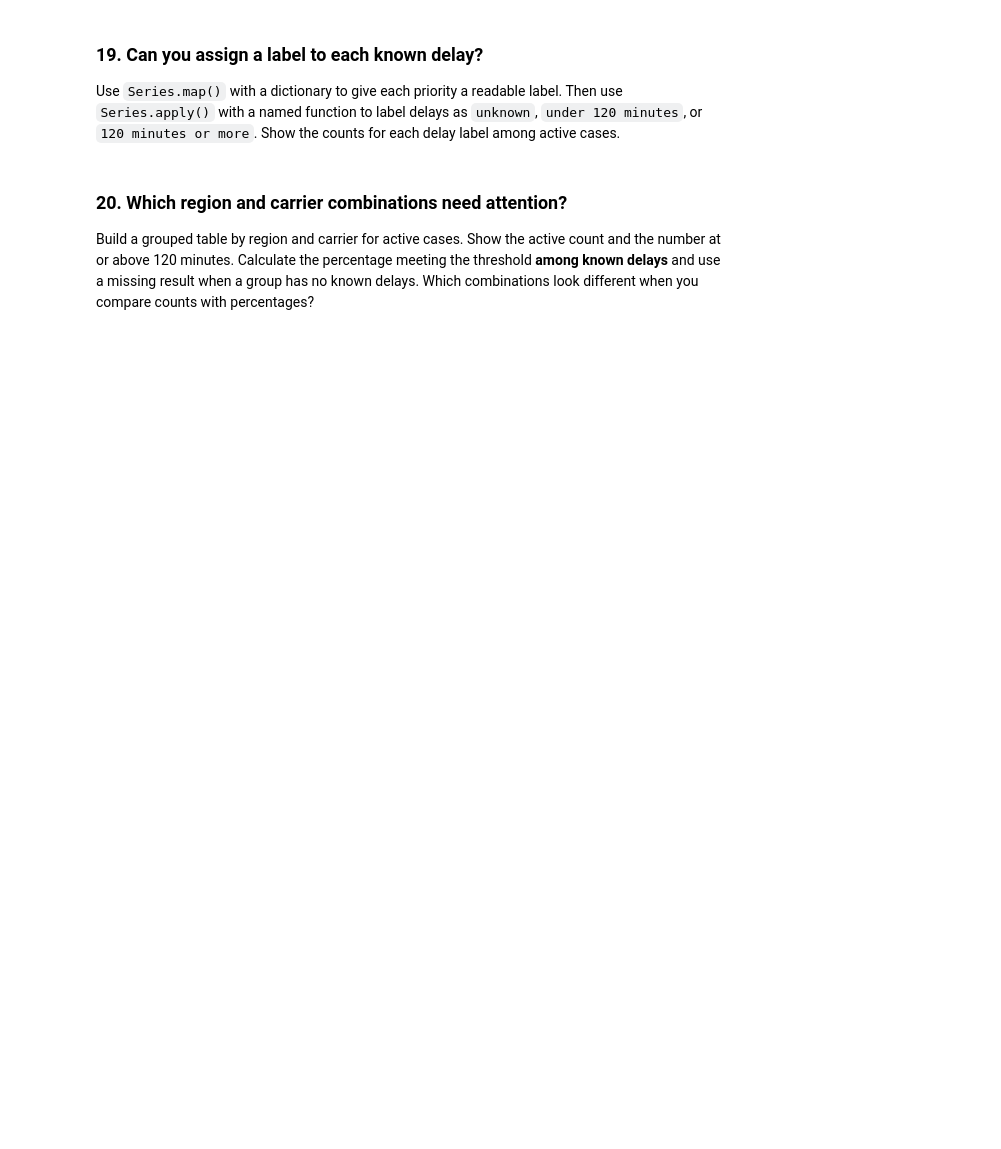
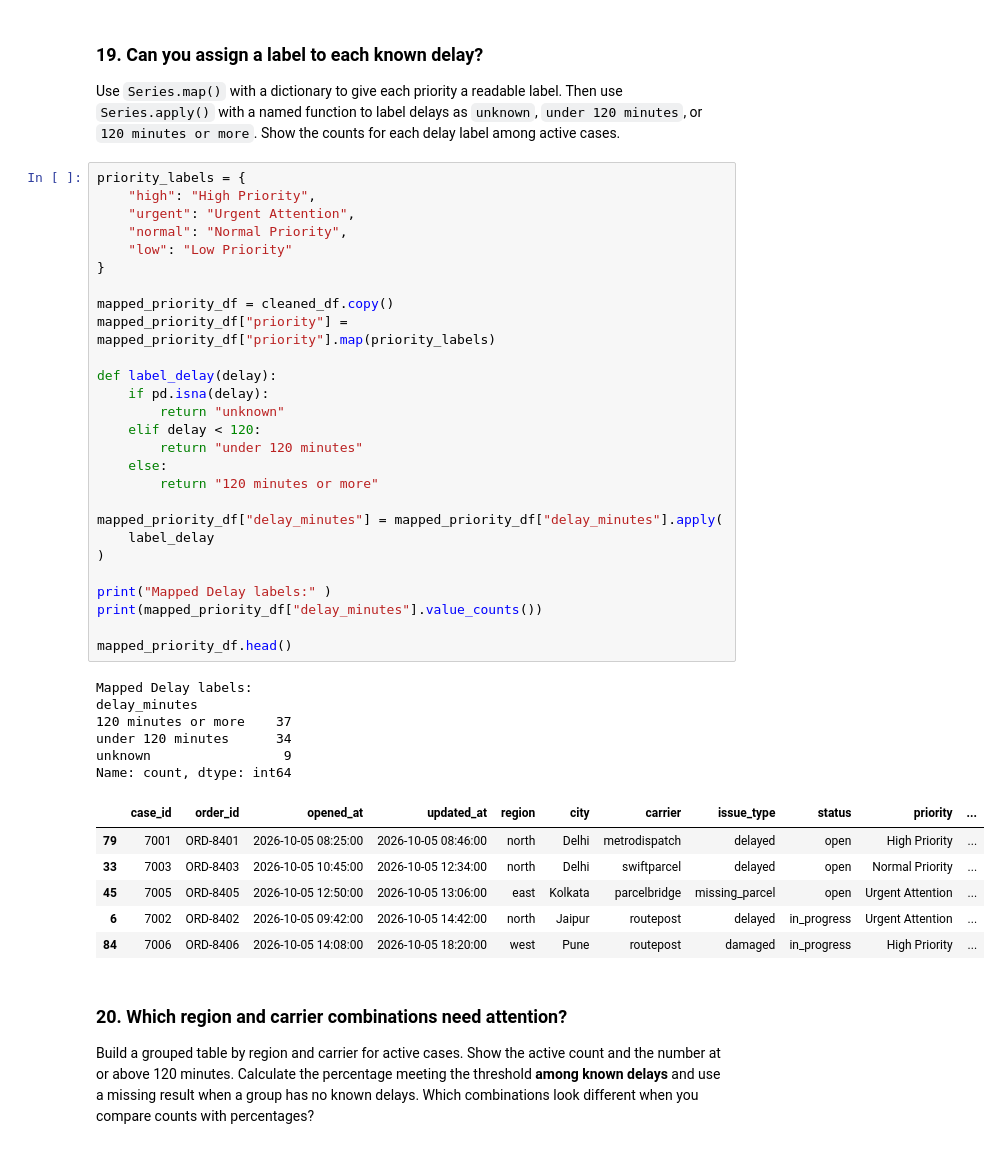
Before and after one commit to rm2620/LogicMojo-GenAI-AgenticAI-Oct26-Rishabh2620, a Jupyter notebook: Assignments_Solutions/03_python_data_analysis_practice.ipynb, the cells around one changed output. Saved outputs shown, nothing was run; the diff lists cells and outputs as text; blank space fills up the shorter version.

```diff
--- a/Assignments_Solutions/03_python_data_analysis_practice.ipynb
+++ b/Assignments_Solutions/03_python_data_analysis_practice.ipynb
@@ -626,6 +711,46 @@ Group active cases by carrier. For each carrier, show the number of active cases
 ### 19. Can you assign a label to each known delay?
 
 Use `Series.map()` with a dictionary to give each priority a readable label. Then use `Series.apply()` with a named function to label delays as `unknown`, `under 120 minutes`, or `120 minutes or more`. Show the counts for each delay label among active cases.
+# %%
+priority_labels = {
+    "high": "High Priority",
+    "urgent": "Urgent Attention",
+    "normal": "Normal Priority",
+    "low": "Low Priority"
+}
+
+mapped_priority_df = cleaned_df.copy()
+mapped_priority_df["priority"] = mapped_priority_df["priority"].map(priority_labels)
+
+def label_delay(delay):
+    if pd.isna(delay):
+        return "unknown"
+    elif delay < 120:
+        return "under 120 minutes"
+    else:
+        return "120 minutes or more"
+
+mapped_priority_df["delay_minutes"] = mapped_priority_df["delay_minutes"].apply(
+    label_delay
+)
+
+print("Mapped Delay labels:" )
+print(mapped_priority_df["delay_minutes"].value_counts())
+
+mapped_priority_df.head()
+# %% [output]
+Mapped Delay labels:
+delay_minutes
+120 minutes or more    37
+under 120 minutes      34
+unknown                 9
+Name: count, dtype: int64
+|  | case_id | order_id | opened_at | updated_at | region | city | carrier | issue_type | status | priority | ... |
+| 79 | 7001 | ORD-8401 | 2026-10-05 08:25:00 | 2026-10-05 08:46:00 | north | Delhi | metrodispatch | delayed | open | High Priority | ... |
+| 33 | 7003 | ORD-8403 | 2026-10-05 10:45:00 | 2026-10-05 12:34:00 | north | Delhi | swiftparcel | delayed | open | Normal Priority | ... |
+| 45 | 7005 | ORD-8405 | 2026-10-05 12:50:00 | 2026-10-05 13:06:00 | east | Kolkata | parcelbridge | missing_parcel | open | Urgent Attention | ... |
+| 6 | 7002 | ORD-8402 | 2026-10-05 09:42:00 | 2026-10-05 14:42:00 | north | Jaipur | routepost | delayed | in_progress | Urgent Attention | ... |
+| 84 | 7006 | ORD-8406 | 2026-10-05 14:08:00 | 2026-10-05 18:20:00 | west | Pune | routepost | damaged | in_progress | High Priority | ... |
 # %% [markdown]
 ### 20. Which region and carrier combinations need attention?
 
```
Also changed, not shown: parts of 8 cells of this notebook.
